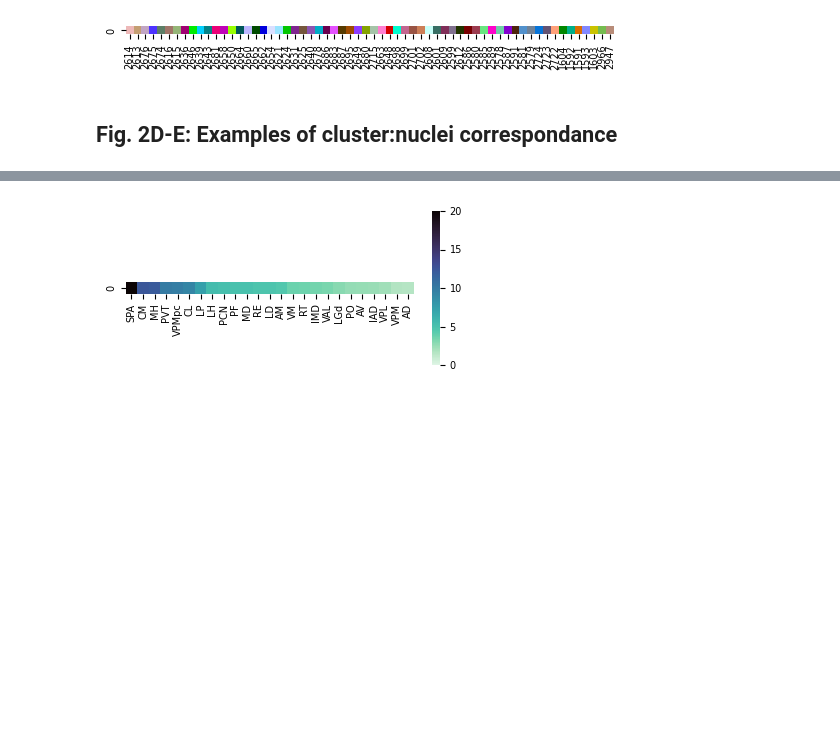
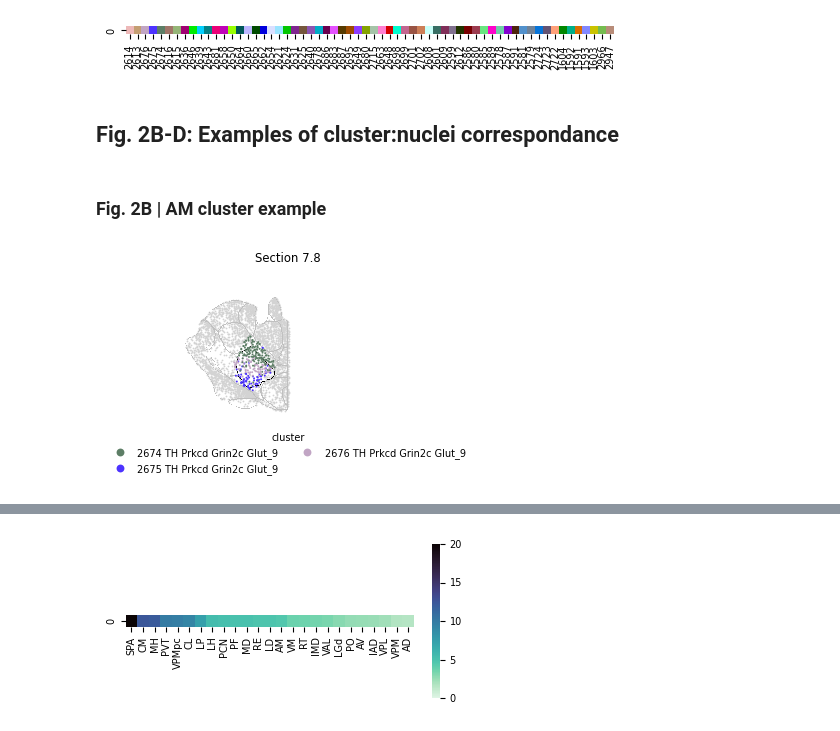
Before and after one commit to AllenNeuralDynamics/thalmanac, a Jupyter notebook: code/manuscript_figures/fig2_spatial_similarity_and_diversity.ipynb, the cells around one changed output, grey strips where cells are left out. Cells and saved outputs as stored; diff of their text form; code cells hidden in the pictures; blank space fills up the shorter version.

```diff
--- a/code/manuscript_figures/fig2_spatial_similarity_and_diversity.ipynb
+++ b/code/manuscript_figures/fig2_spatial_similarity_and_diversity.ipynb
@@ -57,12 +58,11 @@ obs_erode.loc[lambda df: df['z_section']==6.6, ccf_label_eroded] = 'unassigned'
 ### Load color palettes
 # %%
 # We can load & use the published color palettes for the ABC Atlas taxonomy
-abc_palettes = {level: abc.get_taxonomy_palette(level) for level in
-                ['neurotransmitter','class', 'subclass','supertype','cluster']}
+abc_palettes = {level: abc.get_taxonomy_palette(level) for level in ['cluster']}
 
 # We have also provided a secondary color palette for the cluster level that
-# attempts to increase the color contrast between spatially negihboring clusters
-abc_palettes['cluster'] = abc.get_thalamus_cluster_palette()
+# attempts to increase the color contrast between spatially negihboring cluster
+abc_palettes['cluster'] = abc.get_thalamus_cluster_palette() # comment out this line to use the default abc_atlas color palette
 
 ccf_palette = abc.get_ccf_palette('substructure')
 # %%
@@ -213,7 +204,7 @@ fig_xlabel_colors.savefig(f'{results_dir}/fig2C_similarity_heatmap_nuclei_vs_{ta
 [figure]
 [figure]
 # %% [markdown]
-## Fig. 2D-E: Examples of cluster:nuclei correspondance
+## Fig. 2B-D: Examples of cluster:nuclei correspondance
 # %%
 coords = '_reconstructed'
 x_col = 'x'+coords
@@ -251,3 +243,36 @@ ccf_boundaries_left = cimg.sectionwise_label_erosion(ccf_images_left,
                                                      return_edges=True,
                                                      section_list=sections_int
                                                      )
+# %% [markdown]
+### Fig. 2B | AM cluster example
+# %%
+# get the cluster annotations for the nucleus of interest
+nucleus = ['AM']
+obs_annot_left = abc.get_obs_from_annotations(nucleus, obs_th_left, taxonomy_level='cluster')
+
+# Let's look at the cell types in the ATN in one sample section
+# anterior to posterior: [8.0, 7.8] = [C57BL6J-638850.44, C57BL6J-638850.43]
+sections_to_plot = [7.8]  # C57BL6J-638850.43
+nuclei_highlight = ['AMd', 'AMv']
+
+figs_annot = cplots.plot_ccf_overlay(obs_annot_left,
+                                    ccf_images_left,
+                                    boundary_img=ccf_boundaries_left,
+                                    bg_cells=obs_th_left,
+                                    ccf_highlight=nuclei_highlight,
+                                    point_hue=taxonomy_level,
+                                    sections=sections_to_plot,
+                                    point_palette=abc_palettes[taxonomy_level],
+                                    legend='cells',
+                                    **kwargs_cluster_annotations)
+
+for i, sec in enumerate(sections_to_plot):
+    sec_str = int(sec*10)
+    figs_annot[i].savefig(f'{results_dir}/fig2B_cluster_annotations_z{sec_str}_AM_left.pdf',
+                        transparent=True, bbox_inches='tight')
+    figs_annot[i].savefig(f'{results_dir}/fig2B_cluster_annotations_z{sec_str}_AM_left.svg',
+                        transparent=True, bbox_inches='tight', dpi=1200)
+    figs_annot[i].savefig(f'{results_dir}/fig2B_cluster_annotations_z{sec_str}_AM_left.png',
+                        transparent=True, bbox_inches='tight', dpi=1200)
+# %% [output]
+[figure, added]
```
Also changed, not shown: parts of 22 cells of this notebook, 10 other files.
